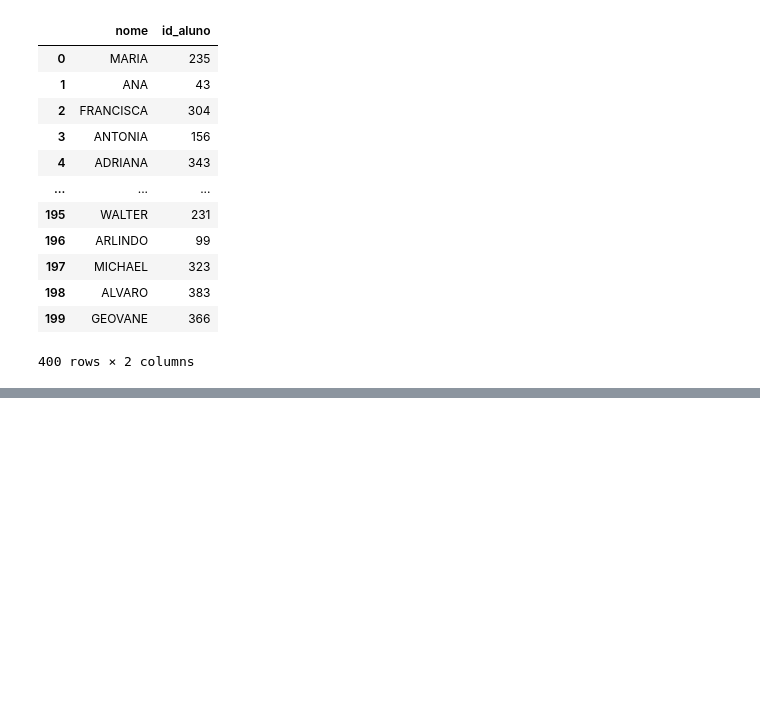
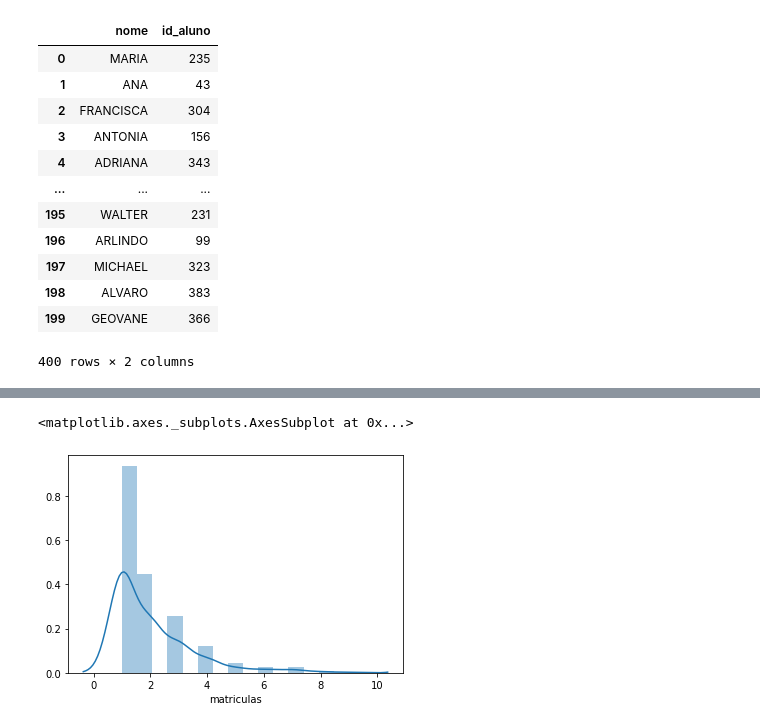
Before and after one commit to uallas-tenorio/Python---IO, a Jupyter notebook: Pandas IO.ipynb, the cells around one changed output, grey strips where cells are left out. Cells and saved outputs as stored; diff of their text form; code cells hidden in the pictures; blank space fills up the shorter version.

```diff
--- a/Pandas IO.ipynb
+++ b/Pandas IO.ipynb
@@ -108,0 +202,3 @@ nomes.sample(5)
+# %%
+#Atribução aleatória de valores
+nomes['matriculas'] = np.ceil(np.random.exponential(size=total_alunos) * 1.5).astype(int)
@@ -108,0 +230,6 @@ nomes.sample(5)
+# %%
+# Histograma usando o seaborn
+sns.distplot(nomes.matriculas)
+# %% [output]
+<matplotlib.axes._subplots.AxesSubplot at 0x...>
+[figure, added]
```
Also changed, not shown: parts of 61 cells of this notebook.
